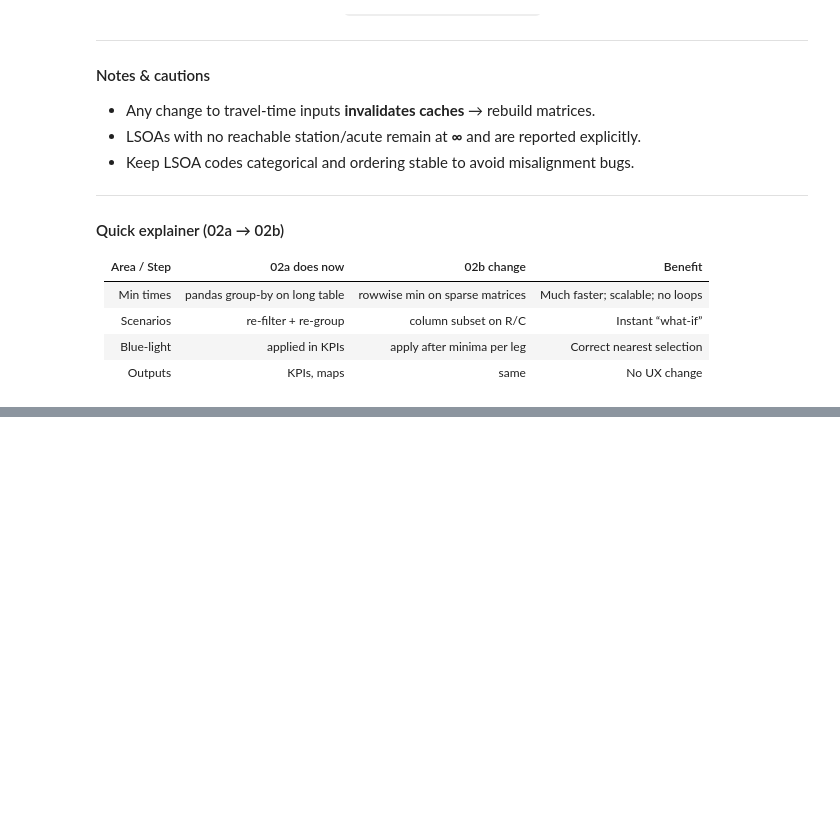
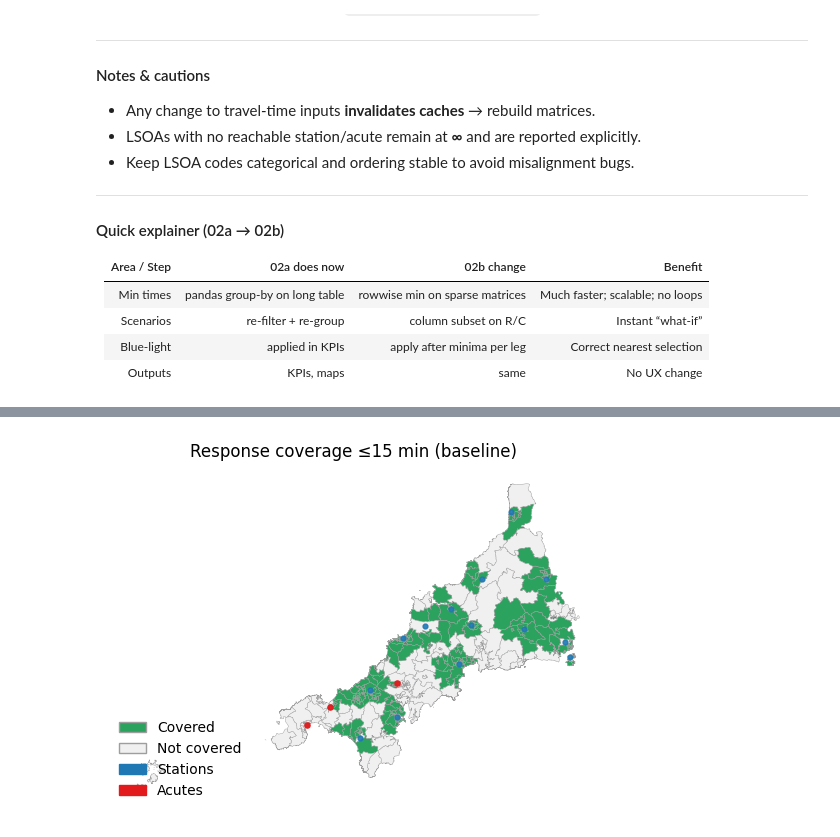
Before and after one commit to RossTylr/REACH-Map-NHS-SW, a Jupyter notebook: notebooks/02b_matrix_coverage.ipynb, the cells around one changed output, grey strips where cells are left out. Cells and saved outputs as stored; diff of their text form; code cells hidden in the pictures; blank space fills up the shorter version.

```diff
--- a/notebooks/02b_matrix_coverage.ipynb
+++ b/notebooks/02b_matrix_coverage.ipynb
@@ -1051,0 +720,82 @@ for p in written:
+# %%
+# Step 4 — GeoPandas-only baseline maps (no OSM/basemaps)
+
+from __future__ import annotations
+import numpy as np
+import geopandas as gpd
+import matplotlib.pyplot as plt
+from matplotlib.patches import Patch
+
+MAPS_DIR = DATA_DIR / "maps"
+MAPS_DIR.mkdir(parents=True, exist_ok=True)
+
+# Load flags if needed
+if "lsoa_flags_g" not in globals():
+    lsoa_flags_g = gpd.read_file(DATA_DIR / "lsoa_flags_baseline.gpkg",
+                                 layer="baseline_flags")
+
+# Use a projected CRS for crisp, undistorted shapes (BNG if available)
+g_plot = lsoa_flags_g.to_crs(epsg=27700) if lsoa_flags_g.crs else lsoa_flags_g
+
+# Station/acute centroids from Step 1 geometry
+stations_g = lsoa_g.loc[station_lsoas].to_crs(g_plot.crs).copy()
+stations_g["geometry"] = stations_g.geometry.centroid
+acutes_g = (lsoa_g.loc[acute_lsoas].to_crs(g_plot.crs).copy()
+            if len(acute_lsoas) else gpd.GeoDataFrame(geometry=[], crs=g_plot.crs))
+if len(acutes_g):
+    acutes_g["geometry"] = acutes_g.geometry.centroid
+
+# Colours
+COVER = "#2ca25f"    # green
+UNCOVER = "#f0f0f0"  # light grey
+BORDER = "#9e9e9e"   # grey
+STN = "#1f78b4"      # blue
+ACU = "#e31a1c"      # red
+
+def make_binary_map(gdf: gpd.GeoDataFrame, col: str, title: str, outfile: str) -> None:
+    if col not in gdf.columns:
+        raise KeyError(f"Missing column '{col}' in baseline flags.")
+    face_col = gdf[col].map({1: COVER, 0: UNCOVER}).fillna(UNCOVER)
+
+    fig = plt.figure(figsize=(9, 9))
+    ax = gdf.plot(color=face_col, edgecolor=BORDER, linewidth=0.3)
+    stations_g.plot(ax=ax, color=STN, markersize=12, alpha=0.9)
+
+    if len(acutes_g):
+        acutes_g.plot(ax=ax, color=ACU, markersize=14, alpha=0.95)
+
+    ax.set_axis_off()
+    ax.set_title(title, pad=8)
+
+    legend_patches = [
+        Patch(facecolor=COVER, edgecolor=BORDER, label="Covered"),
+        Patch(facecolor=UNCOVER, edgecolor=BORDER, label="Not covered"),
+        Patch(facecolor=STN, edgecolor=STN, label="Stations"),
+    ]
+    if len(acutes_g):
+        legend_patches.append(Patch(facecolor=ACU, edgecolor=ACU, label="Acutes"))
+
+    ax.legend(handles=legend_patches, frameon=False, loc="lower left")
+    fig.savefig(MAPS_DIR / outfile, dpi=200, bbox_inches="tight")
+    plt.close(fig)
+    print(f"[OK] Saved {MAPS_DIR / outfile}")
+
+# Pick default bands (falls back to last if not present)
+resp_band = 15 if 15 in RESPONSE_THRESHOLDS else RESPONSE_THRESHOLDS[-1]
+conv_band = 60 if 60 in SCENE_TO_AE_THRESHOLDS else SCENE_TO_AE_THRESHOLDS[-1]
+
+make_binary_map(
+    g_plot, f"resp_le_{resp_band}",
+    f"Response coverage ≤{resp_band} min (baseline)",
+    f"baseline_response_le_{resp_band}_geopandas.png",
+)
+
+if len(acute_lsoas) and f"conv_le_{conv_band}" in g_plot.columns:
+    make_binary_map(
+        g_plot, f"conv_le_{conv_band}",
+        f"Conveyance coverage ≤{conv_band} min (baseline)",
+        f"baseline_convey_le_{conv_band}_geopandas.png",
+    )
+else:
+    print("[WARN] Conveyance map skipped (no acute flags or sites).")
+# %% [output]
@@ -1051,0 +804 @@ for p in written:
+[figure, added]
```
Also changed, not shown: parts of 12 cells of this notebook, 15 other files.
